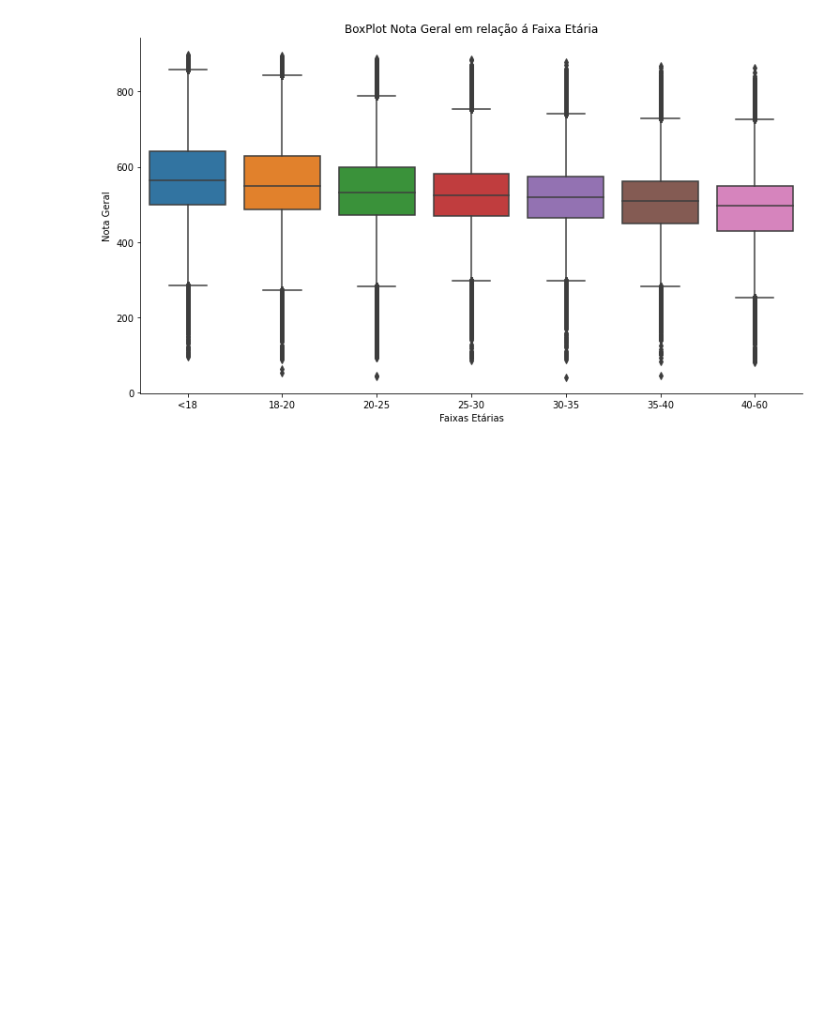
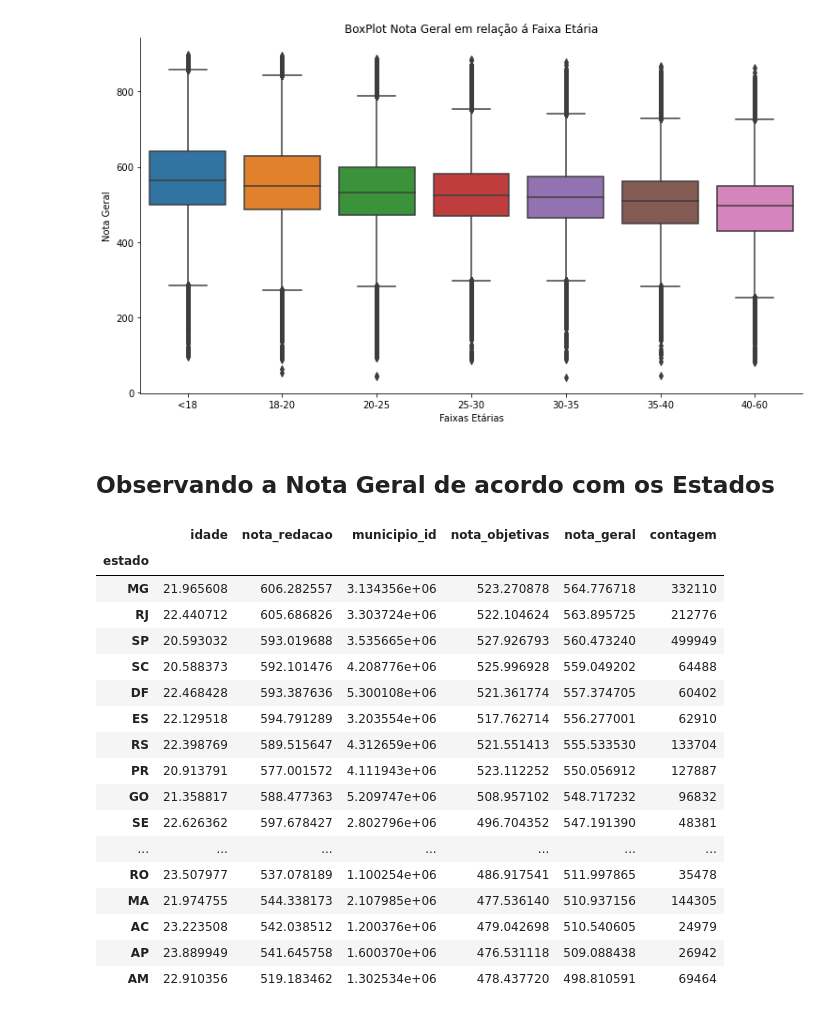
Before and after one commit to RenanGroot/Analise-Exploratoria-ENEM2019, a Jupyter notebook: Análise Exploratória - ENEM 2019.ipynb, the cells around one changed output. Cells and saved outputs as stored; diff of their text form; code cells hidden in the pictures; blank space fills up the shorter version.

```diff
--- a/Análise Exploratória - ENEM 2019.ipynb
+++ b/Análise Exploratória - ENEM 2019.ipynb
@@ -404,0 +412,30 @@ plt.show()
+# %% [markdown]
+## Observando a Nota Geral de acordo com os Estados
+# %%
+# Criando novo dataframe agrupando as notas pelo municipio
+enem_estado = enem.groupby(["estado"]).mean().sort_values(by="nota_geral", ascending=False)
+
+# Gerando uma nova coluna com a quantidade de inscritos de cada municipio
+enem_estado["contagem"] = enem["estado"].value_counts()
+
+# Gerando tabela
+enem_estado
+# %% [output]
+|  | idade | nota_redacao | municipio_id | nota_objetivas | nota_geral | contagem |
+| estado |  |  |  |  |  |  |
+| MG | 21.965608 | 606.282557 | 3.134356e+06 | 523.270878 | 564.776718 | 332110 |
+| RJ | 22.440712 | 605.686826 | 3.303724e+06 | 522.104624 | 563.895725 | 212776 |
+| SP | 20.593032 | 593.019688 | 3.535665e+06 | 527.926793 | 560.473240 | 499949 |
+| SC | 20.588373 | 592.101476 | 4.208776e+06 | 525.996928 | 559.049202 | 64488 |
+| DF | 22.468428 | 593.387636 | 5.300108e+06 | 521.361774 | 557.374705 | 60402 |
+| ES | 22.129518 | 594.791289 | 3.203554e+06 | 517.762714 | 556.277001 | 62910 |
+| RS | 22.398769 | 589.515647 | 4.312659e+06 | 521.551413 | 555.533530 | 133704 |
+| PR | 20.913791 | 577.001572 | 4.111943e+06 | 523.112252 | 550.056912 | 127887 |
+| GO | 21.358817 | 588.477363 | 5.209747e+06 | 508.957102 | 548.717232 | 96832 |
+| SE | 22.626362 | 597.678427 | 2.802796e+06 | 496.704352 | 547.191390 | 48381 |
+| ... | ... | ... | ... | ... | ... | ... |
+| RO | 23.507977 | 537.078189 | 1.100254e+06 | 486.917541 | 511.997865 | 35478 |
+| MA | 21.974755 | 544.338173 | 2.107985e+06 | 477.536140 | 510.937156 | 144305 |
+| AC | 23.223508 | 542.038512 | 1.200376e+06 | 479.042698 | 510.540605 | 24979 |
+| AP | 23.889949 | 541.645758 | 1.600370e+06 | 476.531118 | 509.088438 | 26942 |
+| AM | 22.910356 | 519.183462 | 1.302534e+06 | 478.437720 | 498.810591 | 69464 |
```
Also changed, not shown: parts of 10 cells of this notebook.
